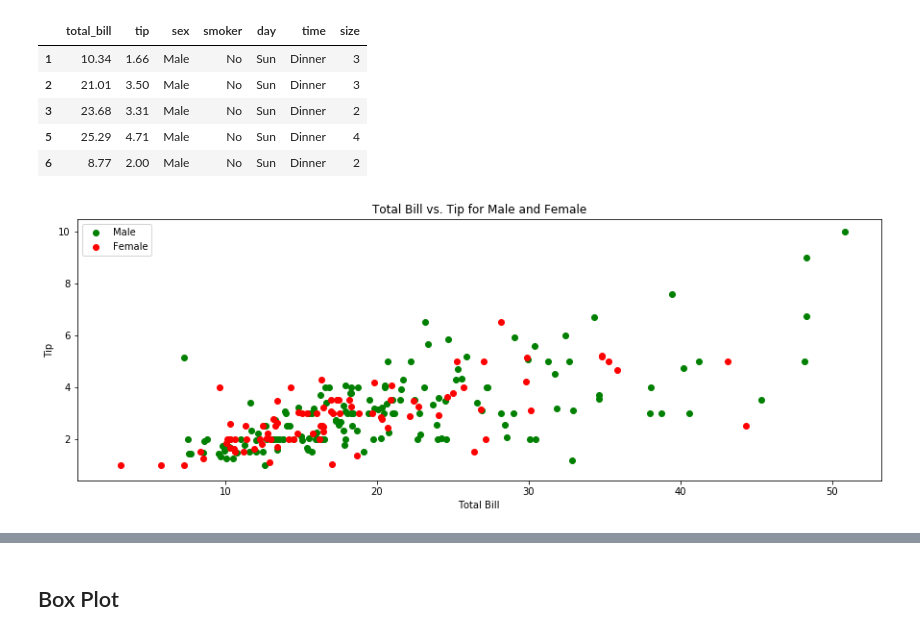
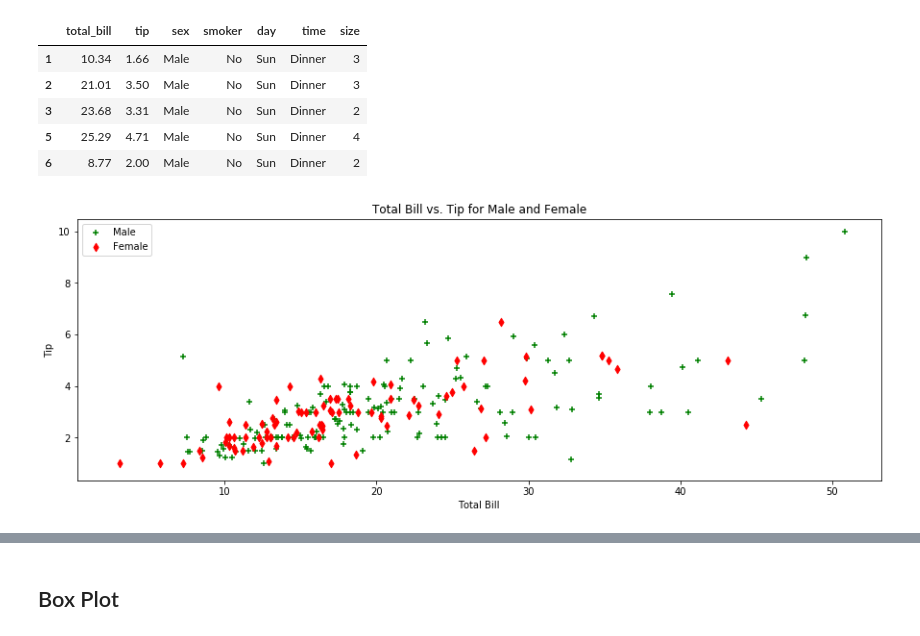
Before and after one commit to srikanthpragada/DS_03_AUG_2020, a Jupyter notebook: plots/matplotlibdemo.ipynb, the cells around one changed output, grey strips where cells are left out. Drawn from its saved outputs; the diff is of its cells as text; code cells hidden in the pictures.

```diff
--- a/plots/matplotlibdemo.ipynb
+++ b/plots/matplotlibdemo.ipynb
@@ -115,15 +111,15 @@ male_trans.head()
 | 5 | 25.29 | 4.71 | Male | No | Sun | Dinner | 4 |
 | 6 | 8.77 | 2.00 | Male | No | Sun | Dinner | 2 |
 # %%
-plt.scatter( male_trans['total_bill'], male_trans['tip'], c = 'green', label='Male')
-plt.scatter( female_trans['total_bill'], female_trans['tip'], c = 'red', label='Female')
+plt.scatter( male_trans['total_bill'], male_trans['tip'], c = 'green', marker='+', label='Male')
+plt.scatter( female_trans['total_bill'], female_trans['tip'], c = 'red', marker= 'd', label='Female')
 plt.title("Total Bill vs. Tip for Male and Female")
 plt.xlabel("Total Bill")
 plt.ylabel("Tip")
 plt.legend()
 plt.gcf().set_size_inches(15,5)
 # %% [output]
-[figure, old version]
+[figure, new version]
 # %%
 plt.scatter(tips['size'], tips['total_bill'])
 plt.title("Total Bill vs. Size")
```
Also changed, not shown: parts of 11 cells of this notebook.
